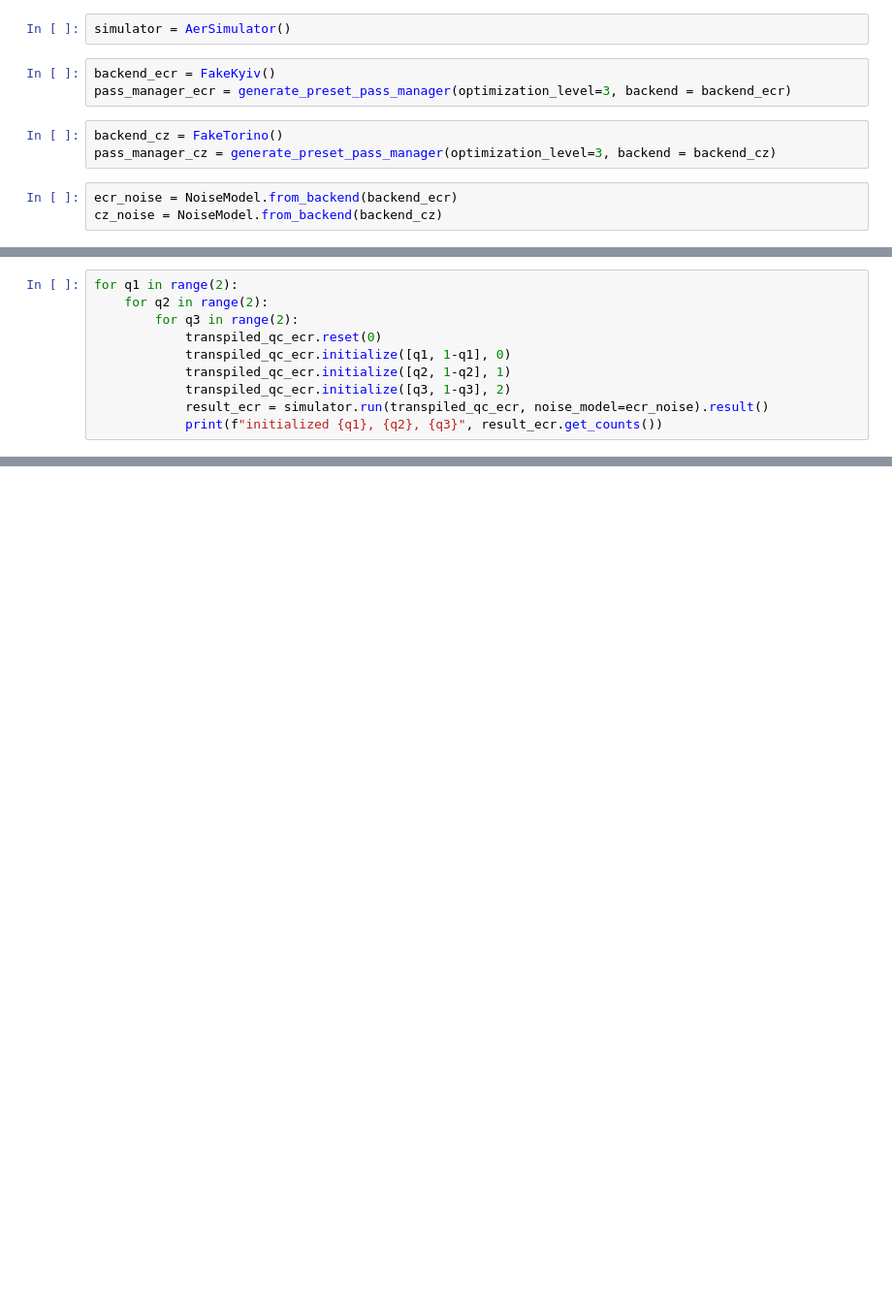
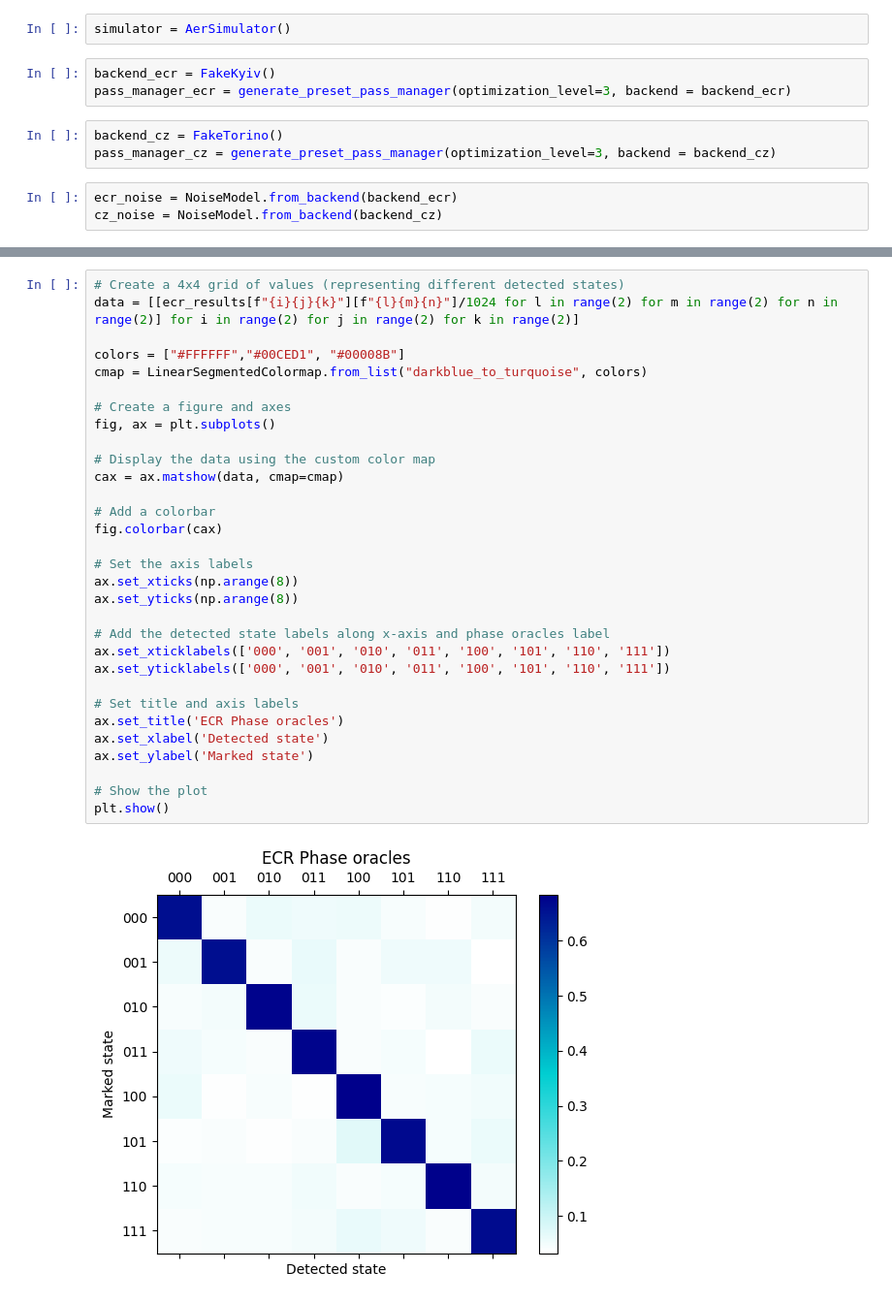
Before and after one commit to danieloflynn/qc_hw8, a Jupyter notebook: final_project/transpiling_grover.ipynb, the cells around one changed output, grey strips where cells are left out. Shown: that part at 97% size. Cells and saved outputs as stored; diff of their text form; blank space fills up the shorter version.

```diff
--- a/final_project/transpiling_grover.ipynb
+++ b/final_project/transpiling_grover.ipynb
@@ -119,10 +109,0 @@ result_ecr = simulator.run(transpiled_qc_ecr, noise_model=ecr_noise).result()
-# %%
-for q1 in range(2):
-    for q2 in range(2):
-        for q3 in range(2):
-            transpiled_qc_ecr.reset(0)
-            transpiled_qc_ecr.initialize([q1, 1-q1], 0)
-            transpiled_qc_ecr.initialize([q2, 1-q2], 1)
-            transpiled_qc_ecr.initialize([q3, 1-q3], 2)
-            result_ecr = simulator.run(transpiled_qc_ecr, noise_model=ecr_noise).result()
-            print(f"initialized {q1}, {q2}, {q3}", result_ecr.get_counts())
@@ -145,0 +225,33 @@ print(transpiled_qc_ecr.depth())
+# %%
+# Create a 4x4 grid of values (representing different detected states)
+data = [[ecr_results[f"{i}{j}{k}"][f"{l}{m}{n}"]/1024 for l in range(2) for m in range(2) for n in range(2)] for i in range(2) for j in range(2) for k in range(2)]
+
+colors = ["#FFFFFF","#00CED1", "#00008B"]
+cmap = LinearSegmentedColormap.from_list("darkblue_to_turquoise", colors)
+
+# Create a figure and axes
+fig, ax = plt.subplots()
+
+# Display the data using the custom color map
+cax = ax.matshow(data, cmap=cmap)
+
+# Add a colorbar
+fig.colorbar(cax)
+
+# Set the axis labels
+ax.set_xticks(np.arange(8))
+ax.set_yticks(np.arange(8))
+
+# Add the detected state labels along x-axis and phase oracles label
+ax.set_xticklabels(['000', '001', '010', '011', '100', '101', '110', '111'])
+ax.set_yticklabels(['000', '001', '010', '011', '100', '101', '110', '111'])
+
+# Set title and axis labels
+ax.set_title('ECR Phase oracles')
+ax.set_xlabel('Detected state')
+ax.set_ylabel('Marked state')
+
+# Show the plot
+plt.show()
+# %% [output]
+[figure, added]
```
Also changed, not shown: parts of 18 cells of this notebook, 2 other files.
